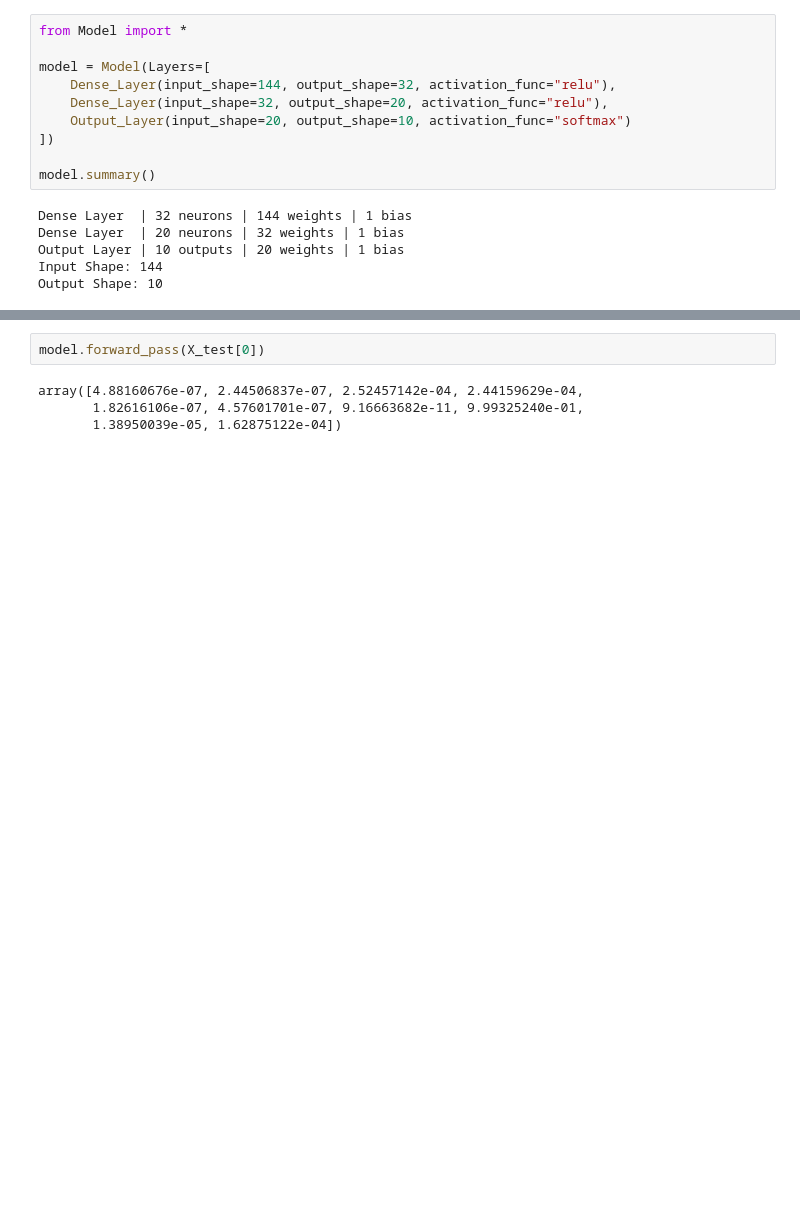
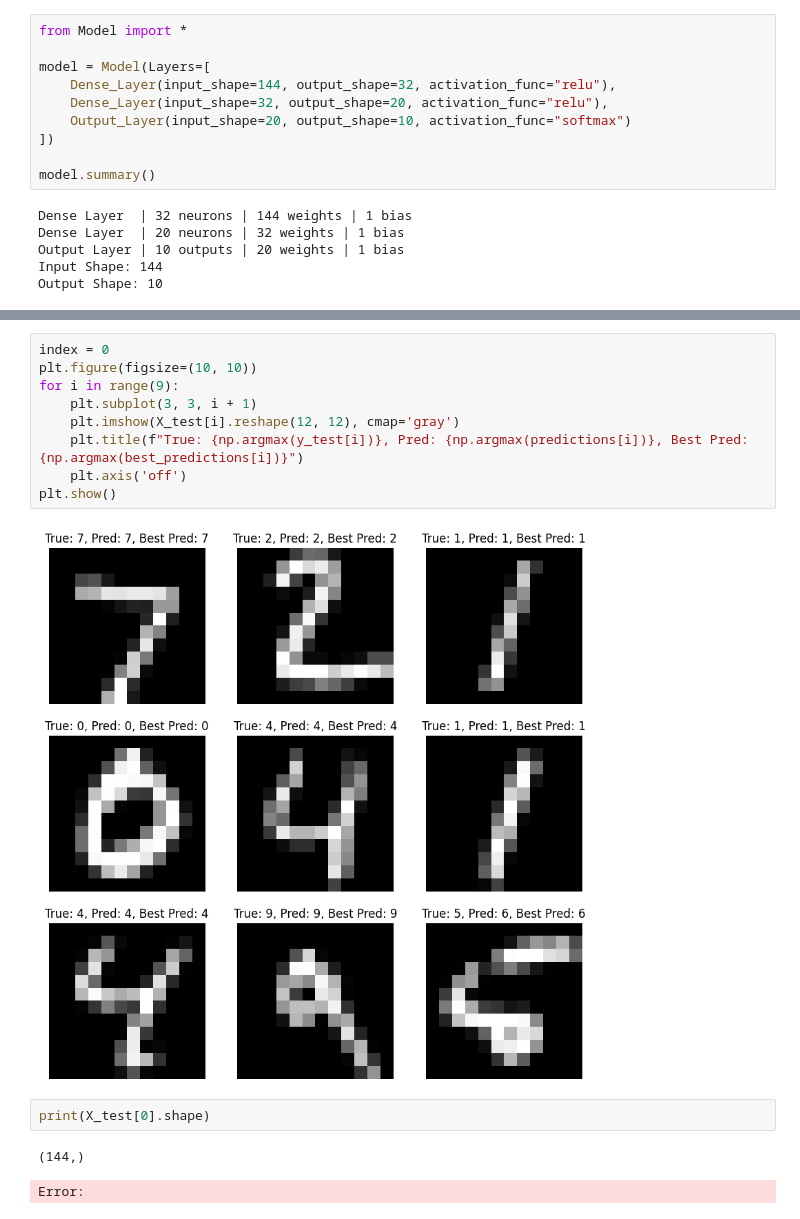
Before and after one commit to jtang25/NeuralNetwork, a Jupyter notebook: notebook.ipynb, the cells around one changed output, grey strips where cells are left out. Drawn from its saved outputs; the diff is of its cells as text; blank space fills up the shorter version.

```diff
--- a/notebook.ipynb
+++ b/notebook.ipynb
@@ -380,6 +376,16 @@ Best Recall: 0.1099
+# %%
+index = 0
+plt.figure(figsize=(10, 10))
+for i in range(9):
+    plt.subplot(3, 3, i + 1)
+    plt.imshow(X_test[i].reshape(12, 12), cmap='gray')
+    plt.title(f"True: {np.argmax(y_test[i])}, Pred: {np.argmax(predictions[i])}, Best Pred: {np.argmax(best_predictions[i])}")
+    plt.axis('off')
+plt.show()
+# %% [output]
+[figure, added]
 # %%
-model.forward_pass(X_test[0])
+print(X_test[0].shape)
 # %% [output]
-array([4.88160676e-07, 2.44506837e-07, 2.52457142e-04, 2.44159629e-04,
-       1.82616106e-07, 4.57601701e-07, 9.16663682e-11, 9.99325240e-01,
-       1.38950039e-05, 1.62875122e-04])
+(144,)
+Error:
```
Also changed, not shown: parts of 7 cells of this notebook, 2 other files.
